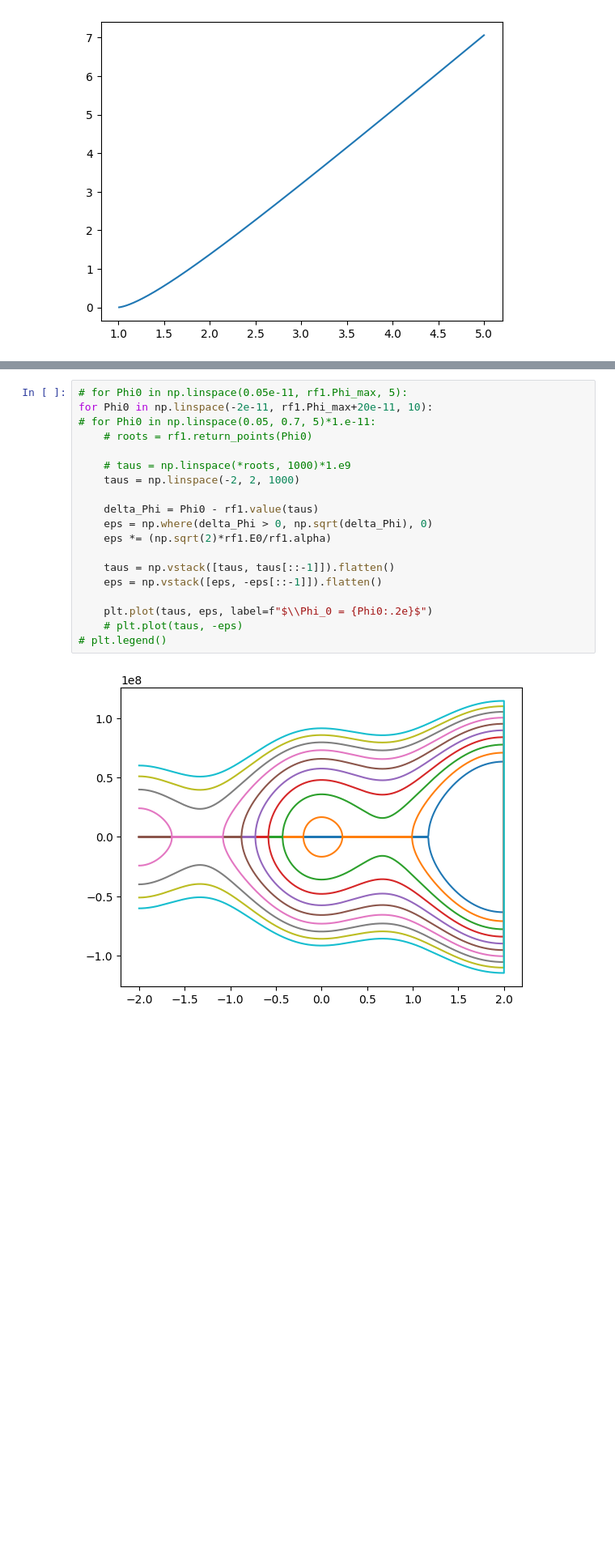
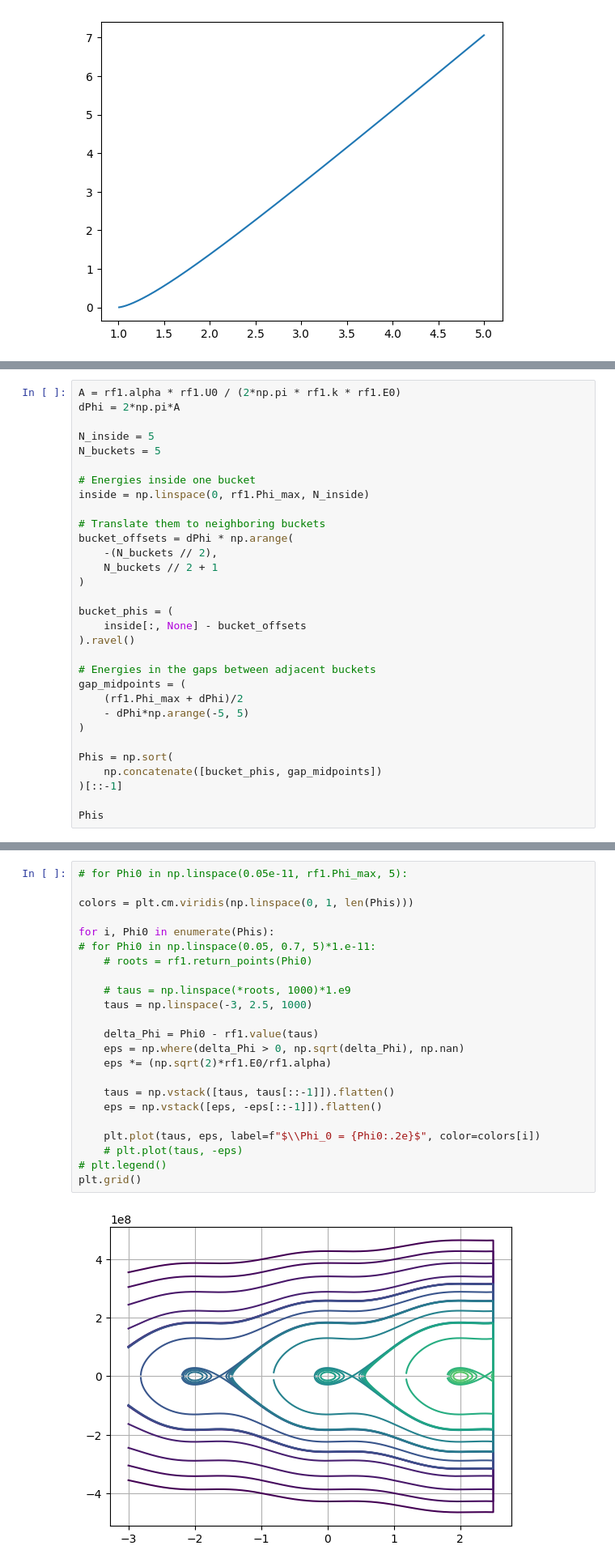
Before and after one commit to Gabriel-Amici/MorseCoulomb, a Jupyter notebook: notebooks/development/classes/class_dev_copy.ipynb, the cells around one changed output, grey strips where cells are left out. Shown at 81% size. Saved outputs shown, nothing was run; the diff lists cells and outputs as text; blank space fills up the shorter version.

```diff
--- a/notebooks/development/classes/class_dev_copy.ipynb
+++ b/notebooks/development/classes/class_dev_copy.ipynb
@@ -526,0 +529,31 @@ eps = (np.sqrt(2)*rf1.E0/rf1.alpha)*(Phi0 - rf1.value(taus))**(1/2)
+# %%
+A = rf1.alpha * rf1.U0 / (2*np.pi * rf1.k * rf1.E0)
+dPhi = 2*np.pi*A
+
+N_inside = 5
+N_buckets = 5
+
+# Energies inside one bucket
+inside = np.linspace(0, rf1.Phi_max, N_inside)
+
+# Translate them to neighboring buckets
+bucket_offsets = dPhi * np.arange(
+    -(N_buckets // 2),
+    N_buckets // 2 + 1
+)
+
+bucket_phis = (
+    inside[:, None] - bucket_offsets
+).ravel()
+
+# Energies in the gaps between adjacent buckets
+gap_midpoints = (
+    (rf1.Phi_max + dPhi)/2
+    - dPhi*np.arange(-5, 5)
+)
+
+Phis = np.sort(
+    np.concatenate([bucket_phis, gap_midpoints])
+)[::-1]
+
+Phis
@@ -527,21 +570,25 @@ eps = (np.sqrt(2)*rf1.E0/rf1.alpha)*(Phi0 - rf1.value(taus))**(1/2)
 # %%
 # for Phi0 in np.linspace(0.05e-11, rf1.Phi_max, 5):
-for Phi0 in np.linspace(-2e-11, rf1.Phi_max+20e-11, 10):
+
+colors = plt.cm.viridis(np.linspace(0, 1, len(Phis)))
+
+for i, Phi0 in enumerate(Phis):
 # for Phi0 in np.linspace(0.05, 0.7, 5)*1.e-11:
     # roots = rf1.return_points(Phi0)
 
     # taus = np.linspace(*roots, 1000)*1.e9
-    taus = np.linspace(-2, 2, 1000)
+    taus = np.linspace(-3, 2.5, 1000)
 
     delta_Phi = Phi0 - rf1.value(taus)
-    eps = np.where(delta_Phi > 0, np.sqrt(delta_Phi), 0)
+    eps = np.where(delta_Phi > 0, np.sqrt(delta_Phi), np.nan)
     eps *= (np.sqrt(2)*rf1.E0/rf1.alpha)
 
     taus = np.vstack([taus, taus[::-1]]).flatten()
     eps = np.vstack([eps, -eps[::-1]]).flatten()
 
-    plt.plot(taus, eps, label=f"$\\Phi_0 = {Phi0:.2e}$")
+    plt.plot(taus, eps, label=f"$\\Phi_0 = {Phi0:.2e}$", color=colors[i])
     # plt.plot(taus, -eps)
 # plt.legend()
+plt.grid()
 # %% [output]
-[figure, old version]
+[figure, new version]
```
Also changed, not shown: parts of 10 cells of this notebook.
